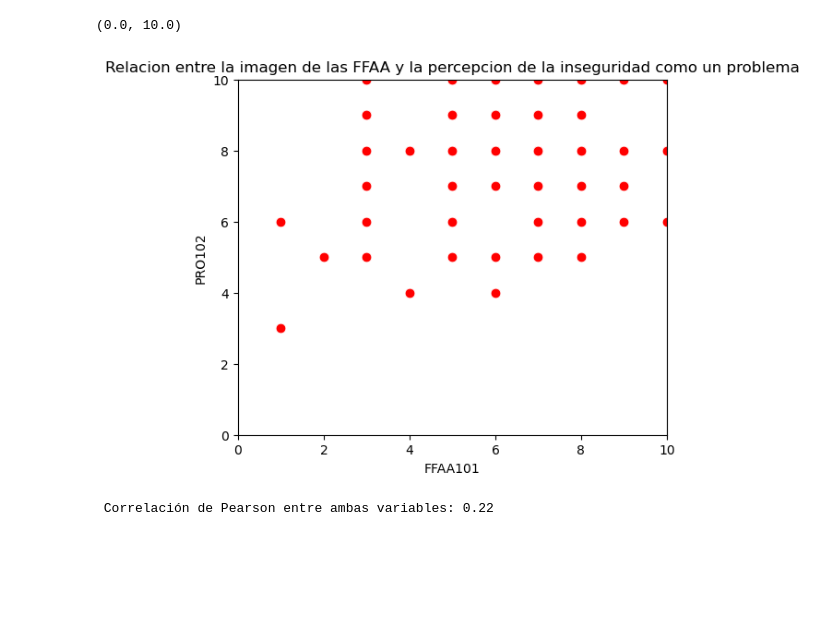
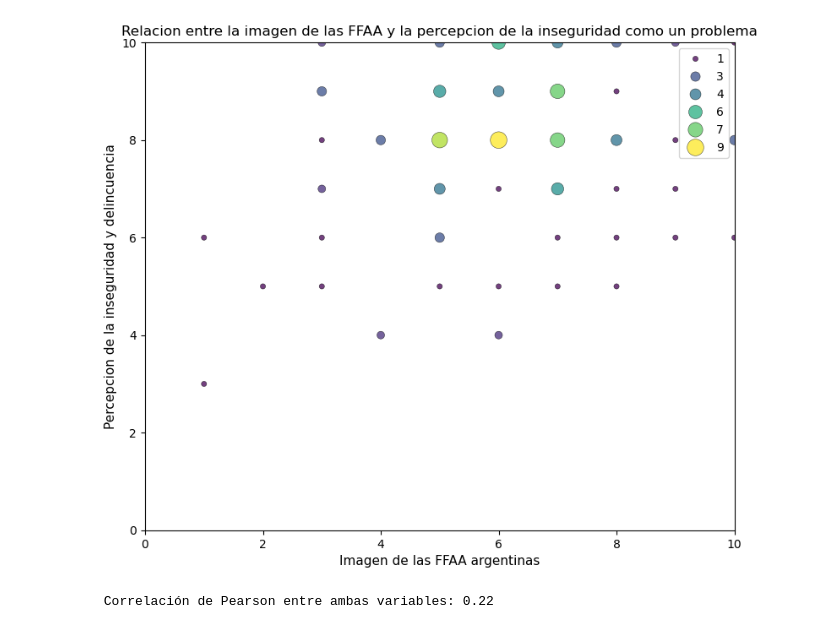
Before and after one commit to Sajerez/Portfolio, a Jupyter notebook: Regresión Lineal/Tp-RLS.ipynb, the cells around one changed output. Saved outputs shown, nothing was run; the diff lists cells and outputs as text; code cells hidden in the pictures; blank space fills up the shorter version.

```diff
--- a/Regresión Lineal/Tp-RLS.ipynb
+++ b/Regresión Lineal/Tp-RLS.ipynb
@@ -3,13 +5,21 @@
 import pyreadstat
 import pandas as pd
 import numpy as np
-import os
 import statsmodels.api as sm
 import seaborn as sns
 import matplotlib.pyplot as plt
+import requests
+from io import BytesIO
+from collections import Counter
+import statsmodels.api as sm
 
-os.chdir("C:/Users/Santiago/Documents/Ciencia Politica/Metodología de la Opinión Pública Olego/Trabajo/Regresión lineal")
-df_diputados, meta=pyreadstat.read_sav("BASEDATOS_ARGENTINA_122_ .sav")
+url='https://github.com/Sajerez/Portfolio/raw/refs/heads/main/Regresi%C3%B3n%20Lineal/BASEDATOS_ARGENTINA_122_%20.sav'
+response = requests.get(url)
+response.raise_for_status()
+with open('BASEDATOS_ARGENTINA_122_%20.sav', 'wb') as f:
+    f.write(response.content)
+
+df_diputados, meta = pyreadstat.read_sav('BASEDATOS_ARGENTINA_122_%20.sav')
 dataframe= pd.DataFrame(df_diputados)
 # %%
 #Limpiamos el dataframe
@@ -90,15 +109,24 @@ dataframe=dataframe.replace({"Es un problema muy importante(10)": 10, "Muy negat
 var_x= "FFAA101" #Imagen de las FFAA argentinas en la actualidad donde 10 es muy positivo y 1 muy negativo
 var_y= "PRO102" #Pregunta si la inseguridad ciudadana y la delincuencia son un problema donde 10 es un problema muy importante y 1 no es un problema importante
 # %%
-#Hacemos el grafico de dispersion
-plt.figure(figsize=(6,5))
-sns.scatterplot(data=dataframe, x=var_x, y=var_y, s=60, color= "red")
-plt.title("Relacion entre la imagen de las FFAA y la percepcion de la inseguridad como un problema", fontsize= 12)
-#plt.ylabel("Percepcion de la inseguridad y delincuencia", fontsize= 11)
-#plt.xlabel("Imagen de las FFAA argentinas", fontsize= 11)
-plt.ylim(0, 10)  #Limitar el eje Y a 0-10
-plt.xlim(0, 10)  #Limitar el eje X a 0-10
+points = list(zip(dataframe[var_x], dataframe[var_y]))
+counts = Counter(points)
+freq_data = pd.DataFrame({
+    var_x: [p[0] for p in counts.keys()],
+    var_y: [p[1] for p in counts.keys()],
+    "size": [counts[p] for p in counts.keys()]
+})
+
+plt.figure(figsize=(9, 7.5))
+sns.scatterplot(data=freq_data, x=var_x, y=var_y, size="size", hue="size",
+                palette="viridis", sizes=(20, 200), edgecolor="black", alpha=0.75, )
+plt.title("Relacion entre la imagen de las FFAA y la percepcion de la inseguridad como un problema")
+plt.ylabel("Percepcion de la inseguridad y delincuencia", fontsize= 11)
+plt.xlabel("Imagen de las FFAA argentinas", fontsize= 11)
+plt.ylim(0, 10)
+plt.xlim(0, 10)
+plt.legend()
+plt.show()
 # %% [output]
-(0.0, 10.0)
-[figure, old version]
+[figure, new version]
 # %%
```
Also changed, not shown: parts of 14 cells of this notebook.
